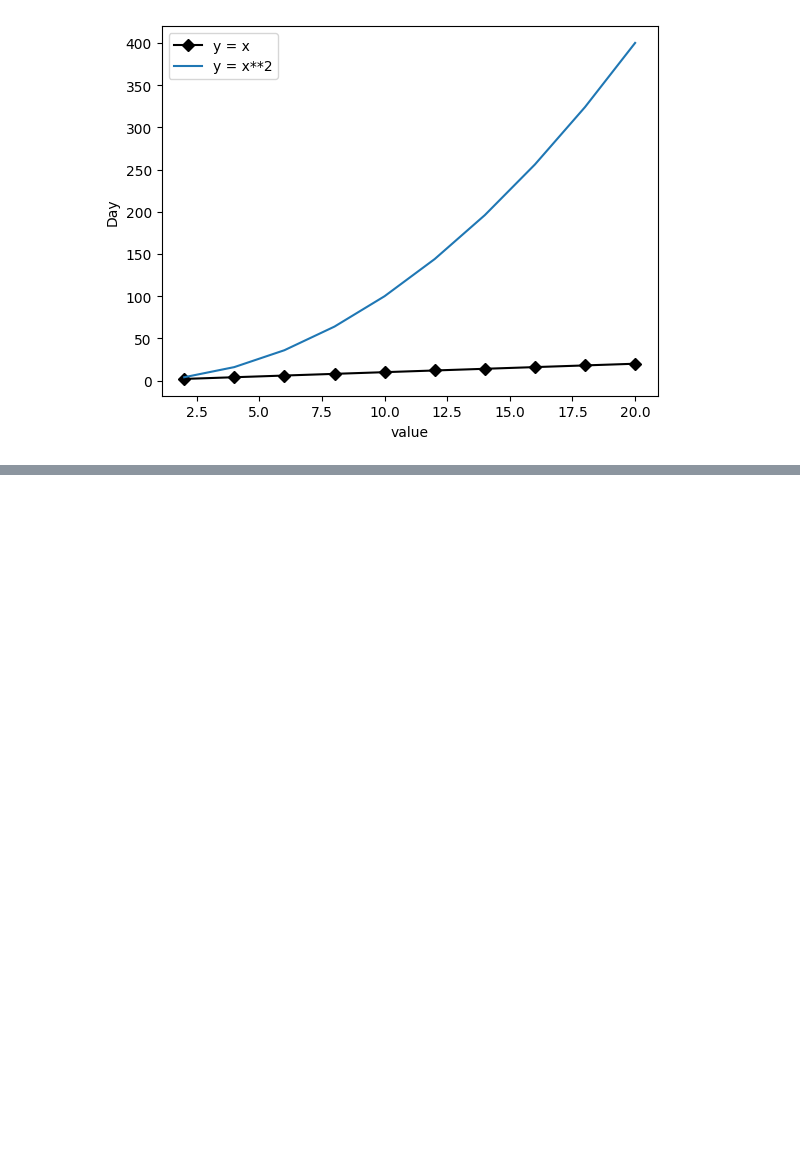
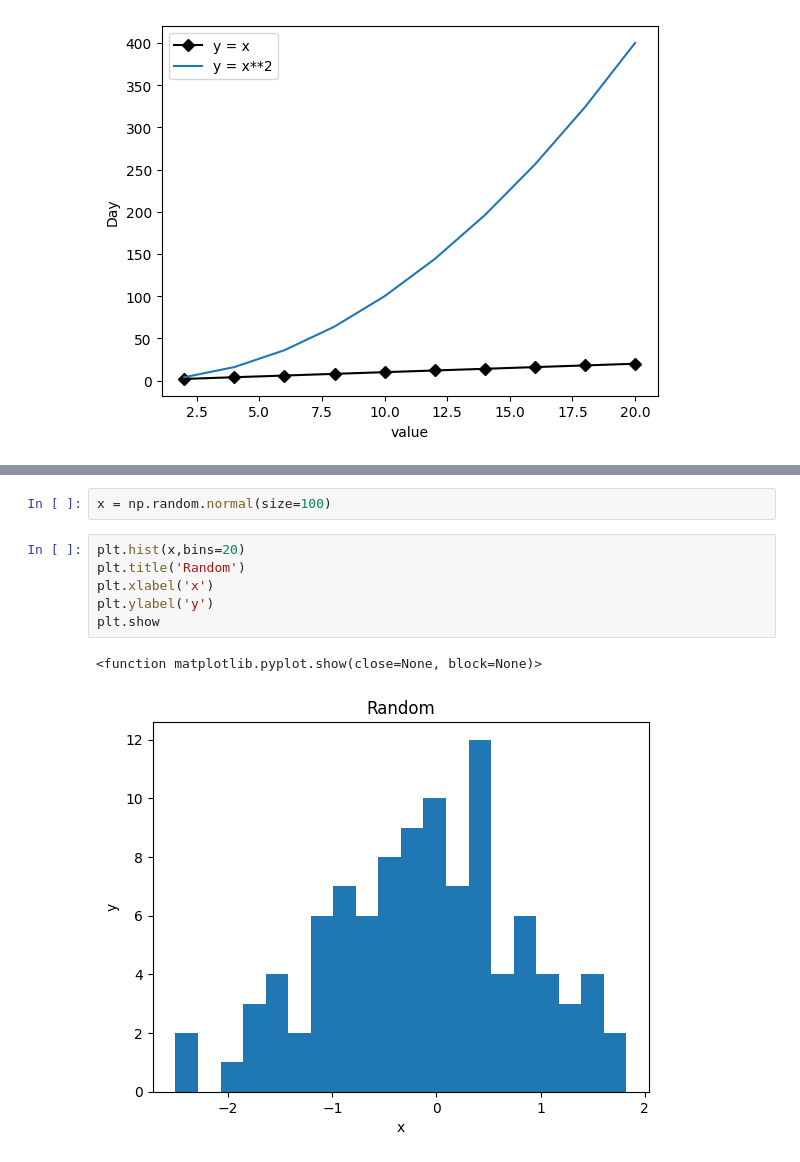
Before and after one commit to AofKMUTNB/Data, a Jupyter notebook: Python Data Visualization.ipynb, the cells around one changed output, grey strips where cells are left out. Saved outputs shown, nothing was run; the diff lists cells and outputs as text; blank space fills up the shorter version.

```diff
--- a/Python Data Visualization.ipynb
+++ b/Python Data Visualization.ipynb
@@ -38,0 +61,11 @@ plt.show
+# %%
+x = np.random.normal(size=100)
+# %%
+plt.hist(x,bins=20)
+plt.title('Random')
+plt.xlabel('x')
+plt.ylabel('y')
+plt.show
+# %% [output]
+<function matplotlib.pyplot.show(close=None, block=None)>
+[figure, added]
```
Also changed, not shown: parts of 5 cells of this notebook, 1 other file.
